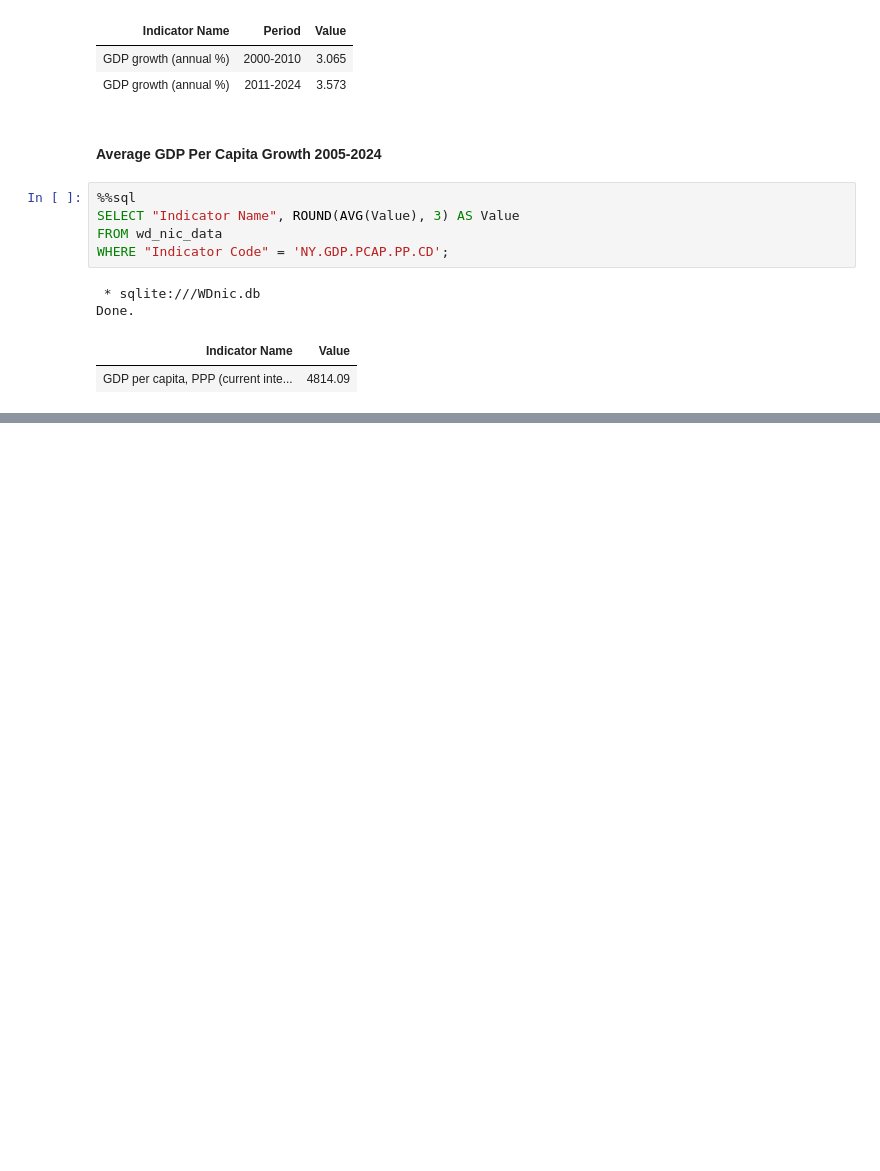
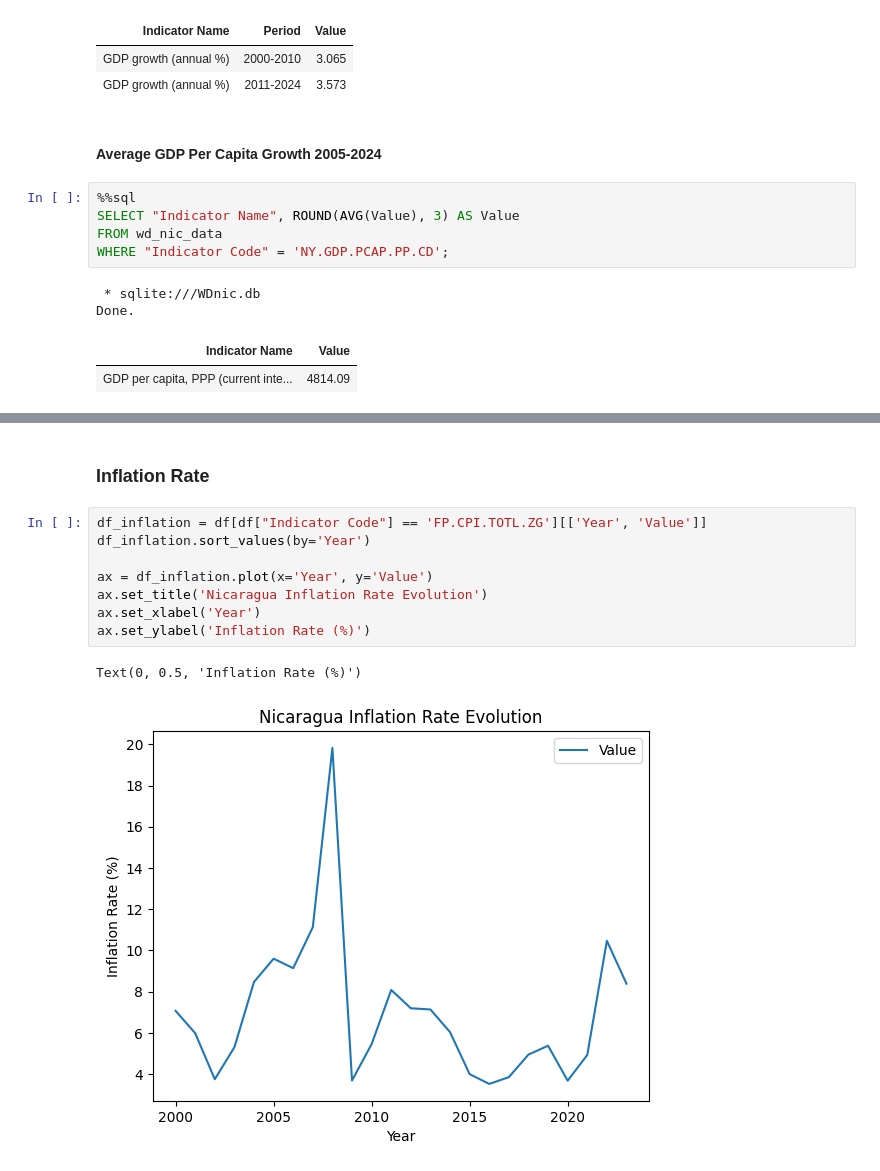
Before and after one commit to Adrianuco/wd-project, a Jupyter notebook: Notebook.ipynb, the cells around one changed output, grey strips where cells are left out. Drawn from its saved outputs; the diff is of its cells as text; blank space fills up the shorter version.

```diff
--- a/Notebook.ipynb
+++ b/Notebook.ipynb
@@ -340,0 +373,13 @@ Done.
+# %% [markdown]
+### Inflation Rate
+# %%
+df_inflation = df[df["Indicator Code"] == 'FP.CPI.TOTL.ZG'][['Year', 'Value']]
+df_inflation.sort_values(by='Year')
+
+ax = df_inflation.plot(x='Year', y='Value')
+ax.set_title('Nicaragua Inflation Rate Evolution')
+ax.set_xlabel('Year')
+ax.set_ylabel('Inflation Rate (%)')
+# %% [output]
+Text(0, 0.5, 'Inflation Rate (%)')
+[figure, added]
```
Also changed, not shown: parts of 17 cells of this notebook.
